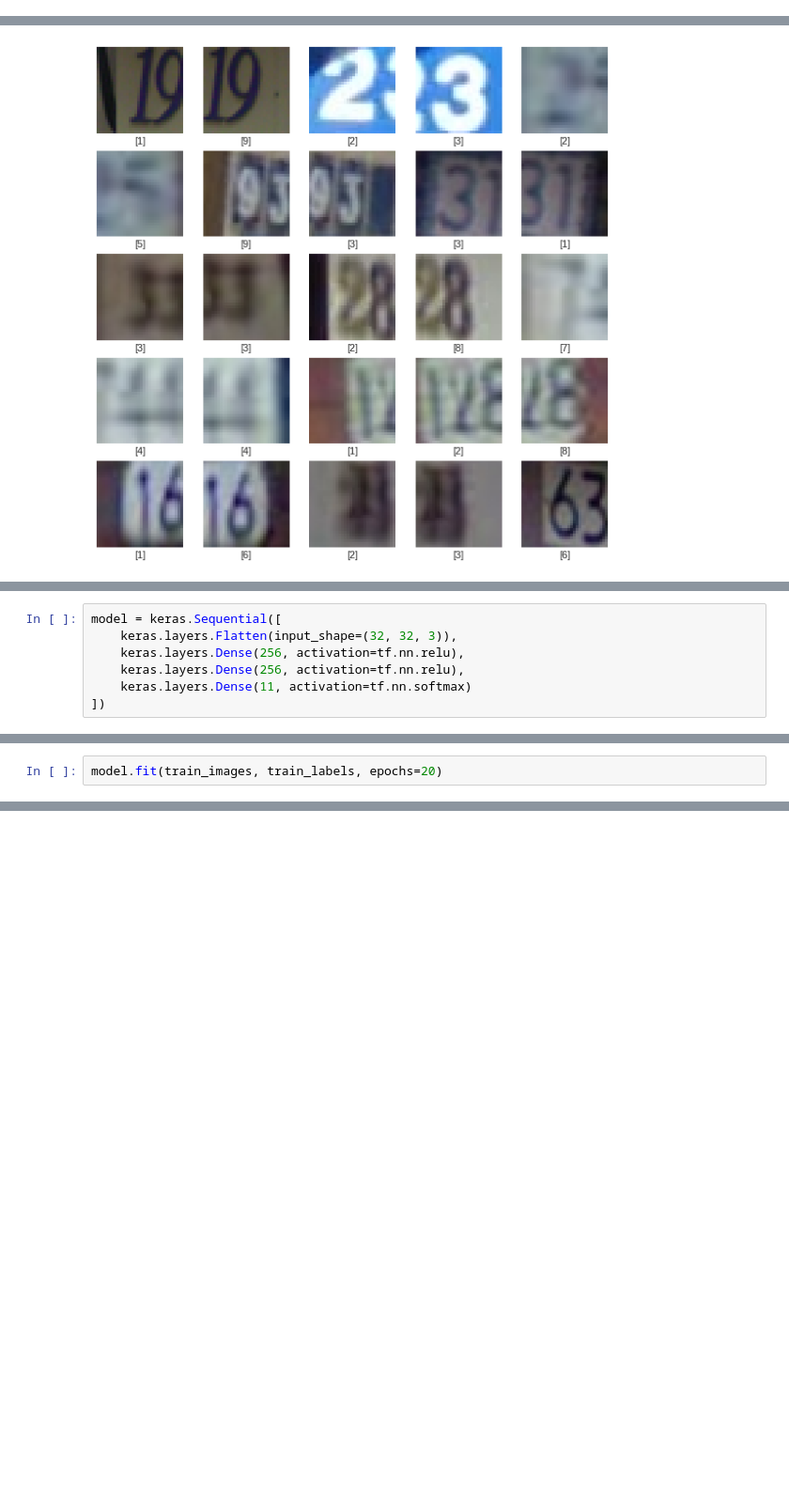
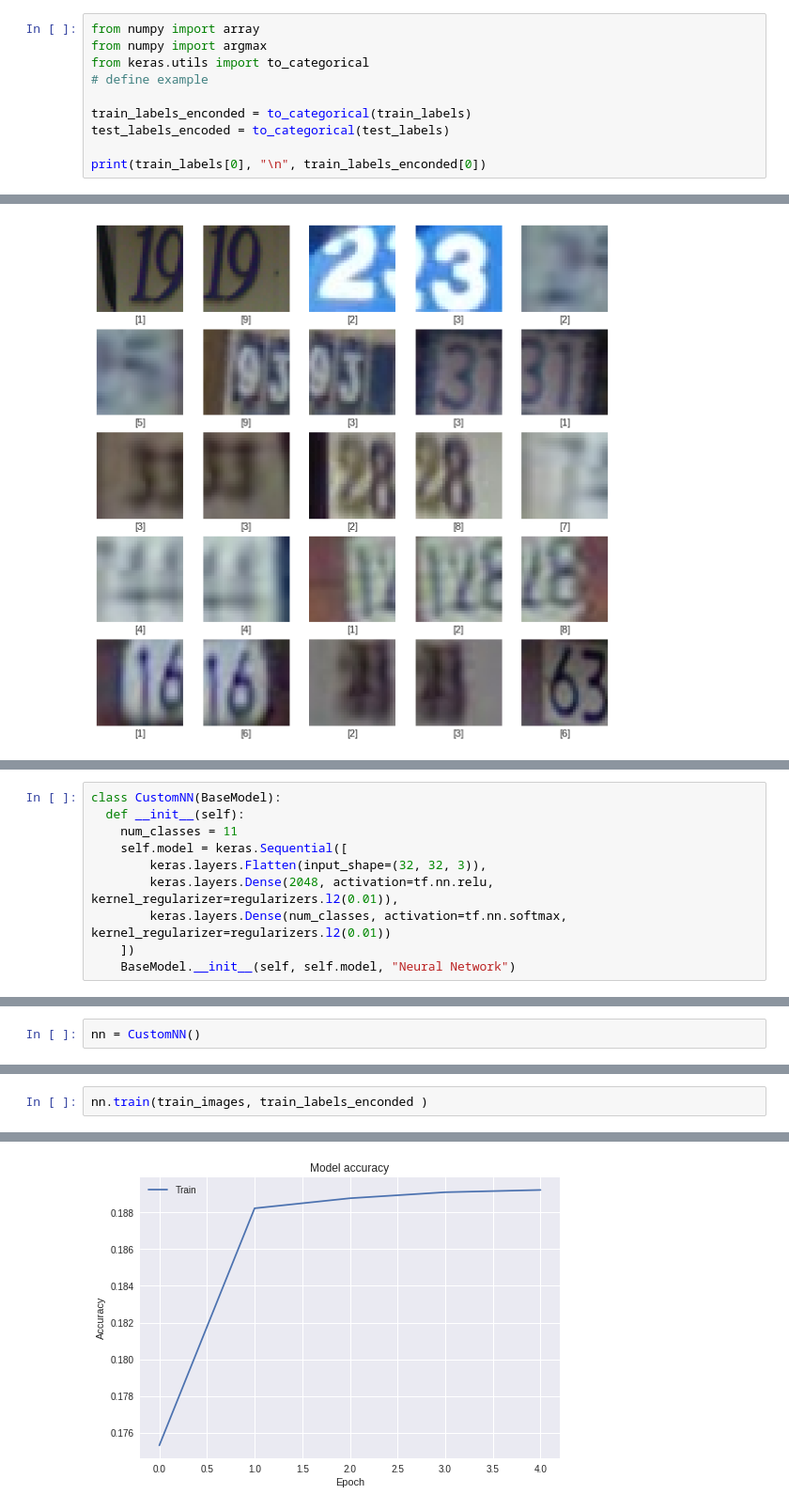
Before and after one commit to rubencg195/ML_Course_6915, a Jupyter notebook: Assignment_4_ML.ipynb, the cells around one changed output, grey strips where cells are left out. Shown at 94% size. Cells and saved outputs as stored; diff of their text form; blank space fills up the shorter version.

```diff
--- a/Assignment_4_ML.ipynb
+++ b/Assignment_4_ML.ipynb
@@ -87,0 +105,10 @@ train_labels.shape
+# %%
+from numpy import array
+from numpy import argmax
+from keras.utils import to_categorical
+# define example
+
+train_labels_enconded = to_categorical(train_labels)
+test_labels_encoded = to_categorical(test_labels)
+
+print(train_labels[0], "\n", train_labels_enconded[0])
@@ -100,7 +176,10 @@ plt.show()
 # %%
-model = keras.Sequential([
-    keras.layers.Flatten(input_shape=(32, 32, 3)),
-    keras.layers.Dense(256, activation=tf.nn.relu),
-    keras.layers.Dense(256, activation=tf.nn.relu),
-    keras.layers.Dense(11, activation=tf.nn.softmax)
-])
+class CustomNN(BaseModel):
+  def __init__(self):
+    num_classes = 11
+    self.model = keras.Sequential([
+        keras.layers.Flatten(input_shape=(32, 32, 3)),
+        keras.layers.Dense(2048, activation=tf.nn.relu, kernel_regularizer=regularizers.l2(0.01)),
+        keras.layers.Dense(num_classes, activation=tf.nn.softmax, kernel_regularizer=regularizers.l2(0.01))
+    ])
+    BaseModel.__init__(self, self.model, "Neural Network")
@@ -111,2 +185,0 @@ model.compile(optimizer='adam',
-# %%
-model.fit(train_images, train_labels, epochs=20)
@@ -120,0 +206,2 @@ model.evaluate(test_images, test_labels)
+# %%
+nn = CustomNN()
@@ -120,0 +214,3 @@ model.evaluate(test_images, test_labels)
+# %%
+nn.train(train_images, train_labels_enconded )
+# %% [output]
@@ -120,0 +231 @@ model.evaluate(test_images, test_labels)
+[figure, added]
```
Also changed, not shown: parts of 37 cells of this notebook.
